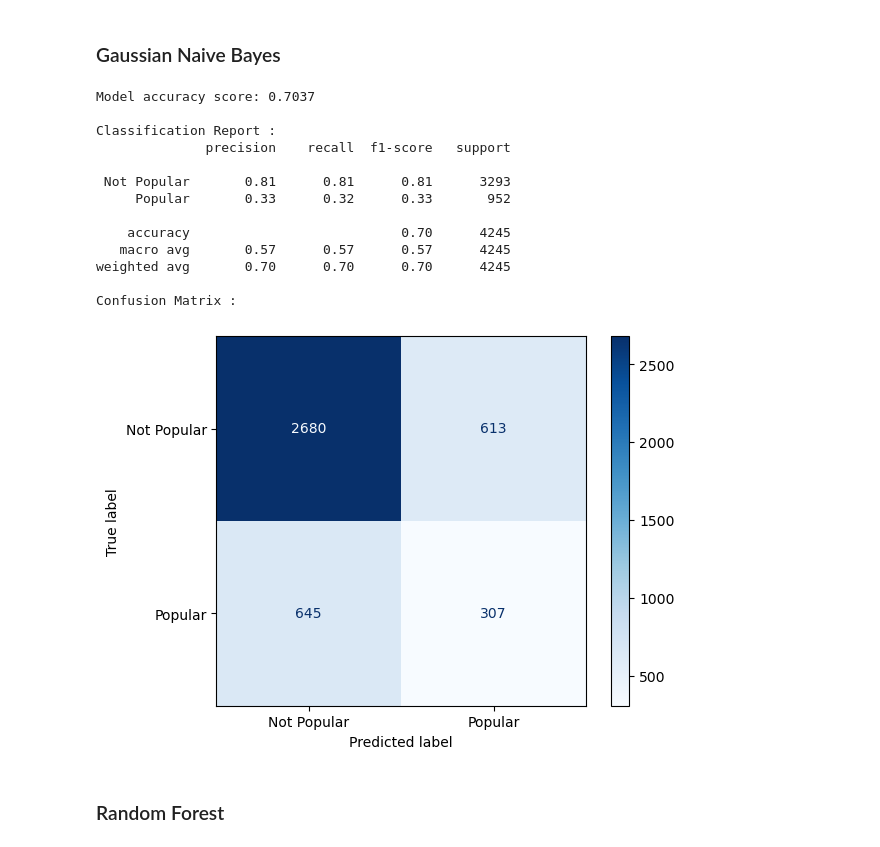
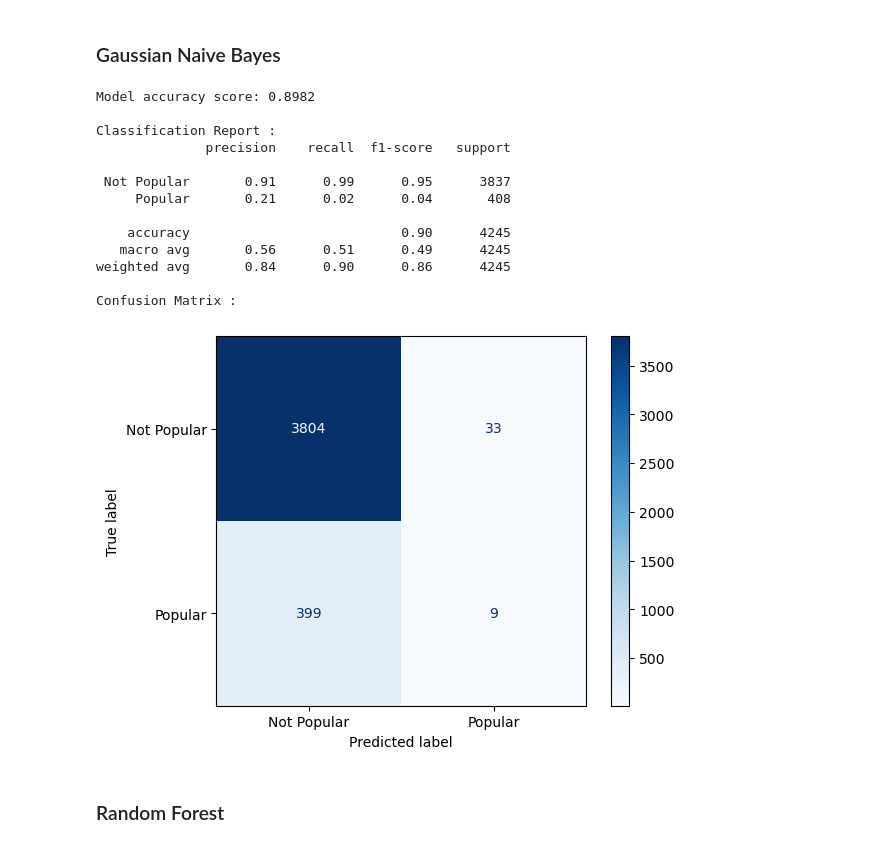
Before and after one commit to xiaolin-m/ECS171_BopOrFlop, a Jupyter notebook: data_preprocessing_and_models.ipynb, the cells around one changed output. Saved outputs shown, nothing was run; the diff lists cells and outputs as text; code cells hidden in the pictures.

```diff
--- a/data_preprocessing_and_models.ipynb
+++ b/data_preprocessing_and_models.ipynb
@@ -41,7 +41,7 @@ removed_columns = ['track_id', 'track_album_id', 'playlist_name', 'playlist_id',
 data = data.drop(columns = removed_columns, axis=1)
 
 # adds another column to indicate whether or not a song is popular
-data['popular'] = data['track_popularity'] > 60
+data['popular'] = data['track_popularity'] > 70
 data = data.drop(columns=['track_popularity'])
 display(data)
 # %% [output]
@@ -129,36 +134,37 @@ y_pred = gnb.predict(X_test)
 # %%
 # outputs model's classification report and confusion matrix
 
 from sklearn.metrics import accuracy_score
 from sklearn.metrics import classification_report
 from sklearn import metrics
 
+gnb_acc = accuracy_score(y_test, y_pred)
 labels = ['Not Popular', 'Popular']
 print('Model accuracy score: {0:0.4f}'. format(accuracy_score(y_test, y_pred)))
 print('\nClassification Report :')
 report = classification_report(y_test, y_pred, target_names=labels)
 print(report)
 
 print('Confusion Matrix :')
 cm = metrics.confusion_matrix(y_test, y_pred)
 cm_display = metrics.ConfusionMatrixDisplay(confusion_matrix=cm, display_labels=labels)
 cm_display.plot(cmap='Blues', values_format='d')
 plt.show()
 # %% [output]
-Model accuracy score: 0.7037
+Model accuracy score: 0.8982
 
 Classification Report :
               precision    recall  f1-score   support
 
- Not Popular       0.81      0.81      0.81      3293
-     Popular       0.33      0.32      0.33       952
+ Not Popular       0.91      0.99      0.95      3837
+     Popular       0.21      0.02      0.04       408
 
-    accuracy                           0.70      4245
-   macro avg       0.57      0.57      0.57      4245
-weighted avg       0.70      0.70      0.70      4245
+    accuracy                           0.90      4245
+   macro avg       0.56      0.51      0.49      4245
+weighted avg       0.84      0.90      0.86      4245
 
 Confusion Matrix :
-[figure, old version]
+[figure, new version]
 # %% [markdown]
 ### Random Forest
 # %%
```
Also changed, not shown: parts of 12 cells of this notebook.
